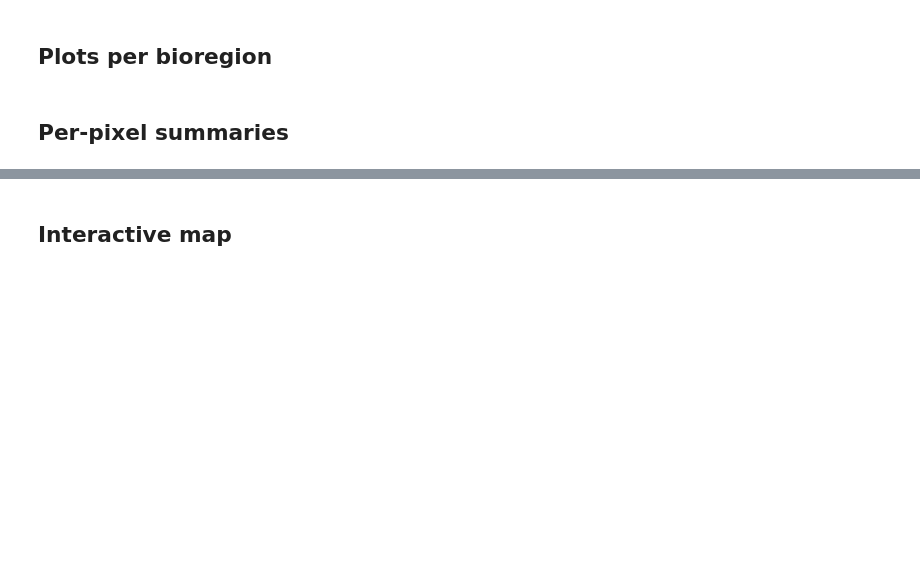
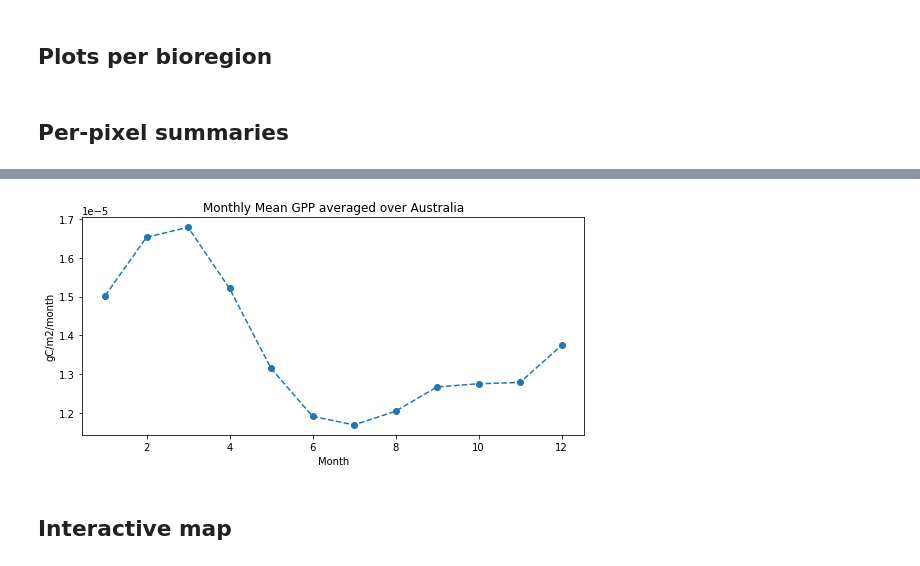
Before and after one commit to cbur24/NEE_modelling, a Jupyter notebook: 6_Plot_results.ipynb, the cells around one changed output, grey strips where cells are left out. Saved outputs shown, nothing was run; the diff lists cells and outputs as text; code cells hidden in the pictures; blank space fills up the shorter version.

```diff
--- a/6_Plot_results.ipynb
+++ b/6_Plot_results.ipynb
@@ -184,16 +188,18 @@ plt.tight_layout();
 # %%
 # np.absolute(cv_monthly).where(~mask).plot.imshow(col='month', col_wrap=6,robust=True, cmap='magma');
 # %%
-# y = monthly_mean.where(~mask).mean(['x','y']).values
-# x = monthly_mean.month.values
-# std = monthly_std.where(~mask).mean(['x','y']).values
+y = monthly_mean.mean(['x','y']).values
+x = monthly_mean.month.values
+# std = monthly_std.mean(['x','y']).values
 
-# fig,ax = plt.subplots(1,1, figsize=(9,4))
-# ax.plot(x, y, marker='o', linestyle='--')
-# # ax.axhline(0, c='grey')
+fig,ax = plt.subplots(1,1, figsize=(9,4))
+ax.plot(x, y, marker='o', linestyle='--')
+# ax.axhline(0, c='grey')
 # ax.fill_between(x, y-std, y+std, alpha=0.5)
-# ax.set_title('Monthly Mean '+var+' averaged over Australia')
-# ax.set_xlabel('Month');
-# ax.set_ylabel('gC/m2/month');
+ax.set_title('Monthly Mean '+var+' averaged over Australia')
+ax.set_xlabel('Month');
+ax.set_ylabel('gC/m2/month');
+# %% [output]
+[figure, added]
 # %% [markdown]
 ## Interactive map
```
Also changed, not shown: parts of 9 cells of this notebook, 38 other files.
